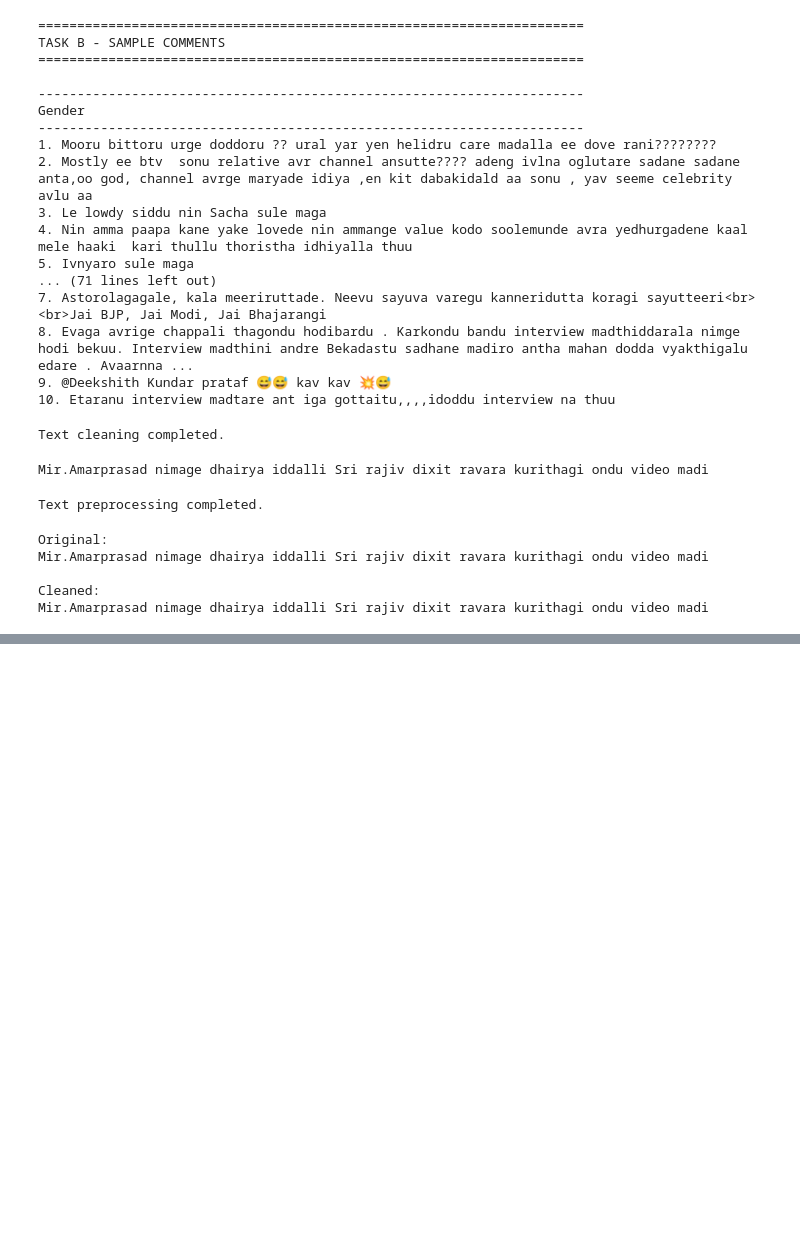
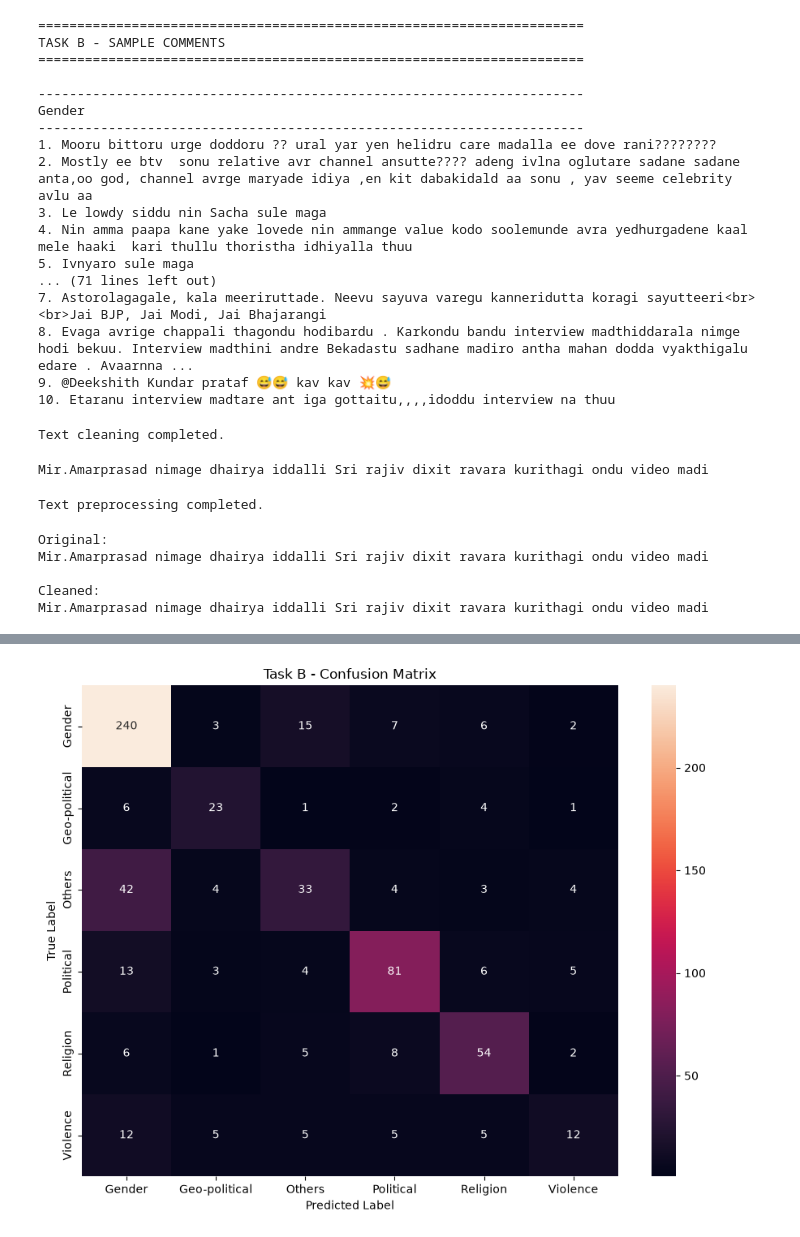
Before and after one commit to shahtaz/hastika, a Jupyter notebook: hastika_v2.ipynb, the cells around one changed output, grey strips where cells are left out. Cells and saved outputs as stored; diff of their text form; code cells hidden in the pictures; blank space fills up the shorter version.

```diff
--- a/hastika_v2.ipynb
+++ b/hastika_v2.ipynb
@@ -764,0 +2252,41 @@ Mir.Amarprasad nimage dhairya iddalli Sri rajiv dixit ravara kurithagi ondu vide
+# %%
+# ============================================================
+# TASK B - CONFUSION MATRIX
+# ============================================================
+
+from sklearn.metrics import confusion_matrix
+import matplotlib.pyplot as plt
+import seaborn as sns
+
+labels_b = [
+    "Gender",
+    "Geo-political",
+    "Others",
+    "Political",
+    "Religion",
+    "Violence"
+]
+
+cm_b = confusion_matrix(
+    y_b_val,
+    y_b_best_pred,
+    labels=labels_b
+)
+
+plt.figure(figsize=(9, 7))
+
+sns.heatmap(
+    cm_b,
+    annot=True,
+    fmt="d",
+    xticklabels=labels_b,
+    yticklabels=labels_b
+)
+
+plt.xlabel("Predicted Label")
+plt.ylabel("True Label")
+plt.title("Task B - Confusion Matrix")
+plt.tight_layout()
+plt.show()
+# %% [output]
+[figure, added]
```
Also changed, not shown: parts of 76 cells of this notebook.
